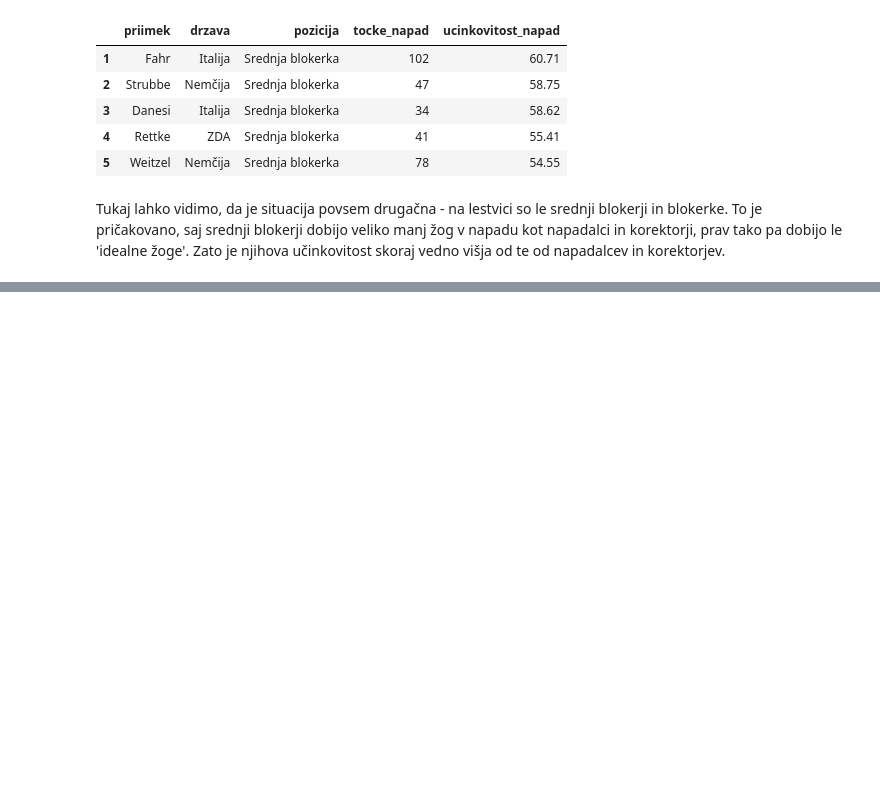
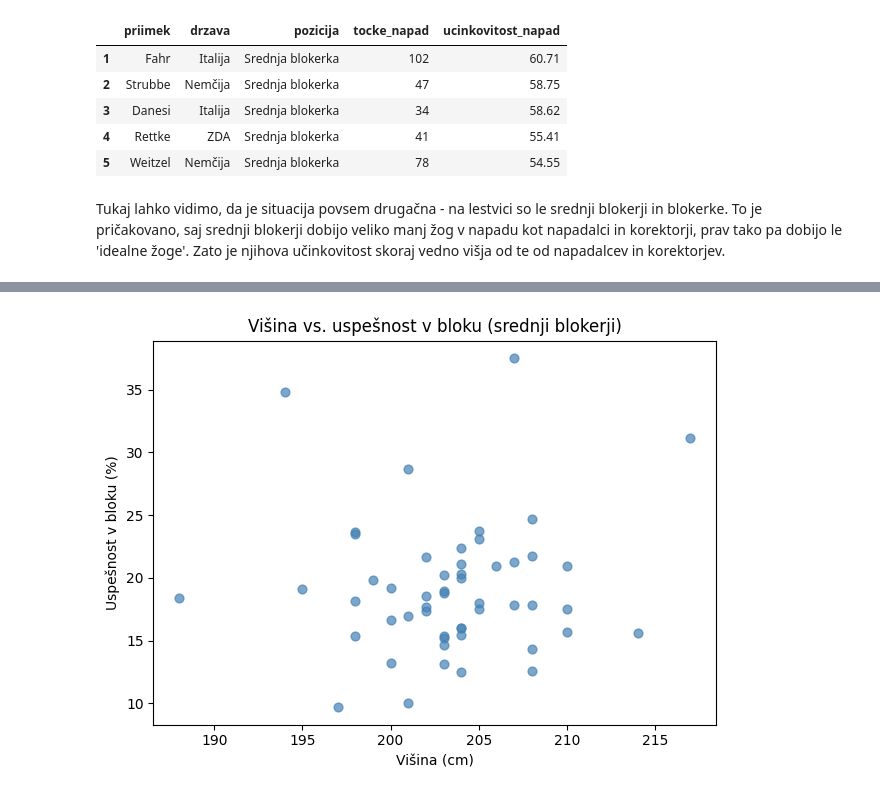
Before and after one commit to mijastijepic/UVP_projektna_naloga, a Jupyter notebook: analiza_podatkov.ipynb, the cells around one changed output, grey strips where cells are left out. Drawn from its saved outputs; the diff is of its cells as text; code cells hidden in the pictures; blank space fills up the shorter version.

Commit message:
uspešnost v bloku vs. višina

```diff
--- a/analiza_podatkov.ipynb
+++ b/analiza_podatkov.ipynb
@@ -365,0 +370,16 @@ Tukaj lahko vidimo, da je situacija povsem drugačna - na lestvici so le srednji
+# %%
+moski_blokerji = igralci[
+    (igralci["spol"] == "M") &
+    (igralci["pozicija"] == "Srednji bloker") &
+    (igralci["tocke_blok"] >= 5)
+]
+
+plt.scatter(moski_blokerji["visina_cm"], moski_blokerji["uspesnost_blok"],
+            color="steelblue", alpha=0.7, s=40)
+plt.title("Višina vs. uspešnost v bloku (srednji blokerji)")
+plt.xlabel("Višina (cm)")
+plt.ylabel("Uspešnost v bloku (%)")
+plt.tight_layout()
+plt.show()
+# %% [output]
+[figure, added]
```
Also changed, not shown: parts of 4 cells of this notebook.
